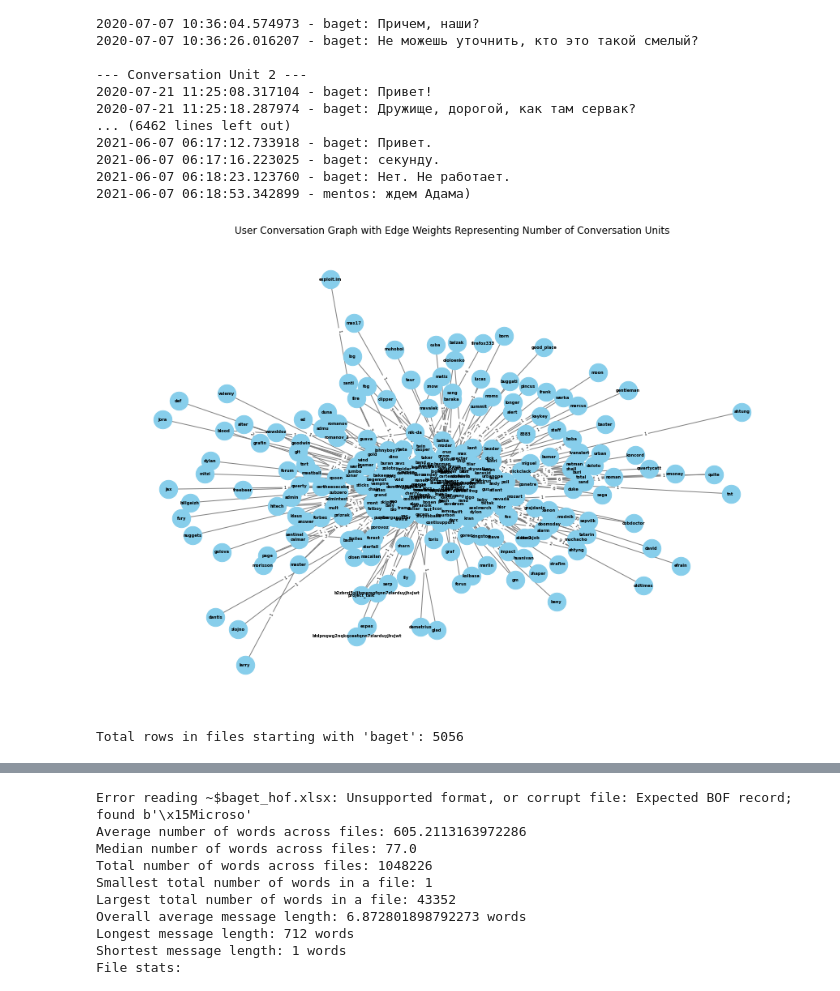
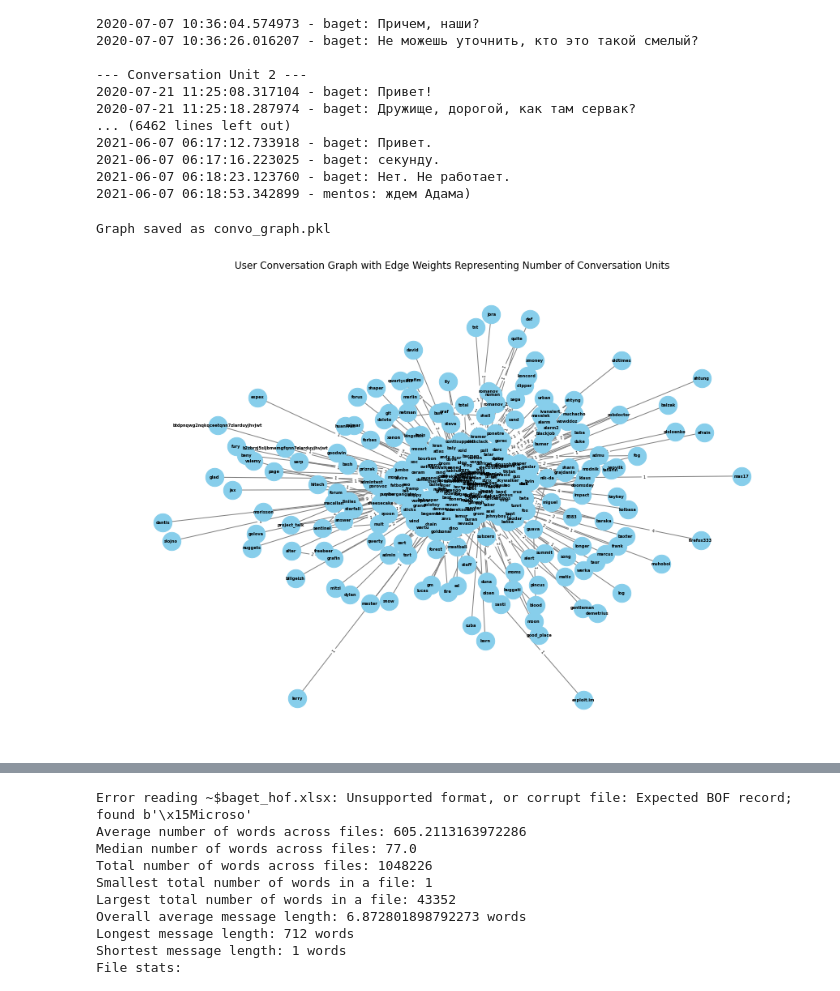
Before and after one commit to dalyapraz/conti_network, a Jupyter notebook: Prep and Files Analysis.ipynb, the cells around one changed output, grey strips where cells are left out. Cells and saved outputs as stored; diff of their text form; code cells hidden in the pictures.

Commit message:
building conversation units graph + cleaning some secrets

```diff
--- a/Prep and Files Analysis.ipynb
+++ b/Prep and Files Analysis.ipynb
@@ -379,37 +379,40 @@ Conversation between baget and green split into 17 units:
 # %%
 import networkx as nx
 import matplotlib.pyplot as plt
+from functions import save_graph, load_graph
 
 def build_conversation_graph(conversation_units):
     # Initialize an undirected graph
     G = nx.Graph()
 
     # Iterate over each user pair and their conversation units
     for (user_i, user_j), units in conversation_units.items():
         # If the edge between the two users exists, increment the weight and add unit info
         if G.has_edge(user_i, user_j):
             G[user_i][user_j]["weight"] += len(units)
             G[user_i][user_j]["units"].extend(units)
         else:
             # Add an edge with the initial weight and conversation units info
             G.add_edge(
                 user_i,
                 user_j,
                 weight=len(units),
                 units=units  # Store the conversation units as an edge attribute
             )
     return G
 
 # Build the graph from conversation units
 conversation_graph = build_conversation_graph(conversation_units)
+save_graph(conversation_graph, 'convo_graph.pkl')
 
 # Draw the graph with weights as labels
 plt.figure(figsize=(12, 8))
 pos = nx.spring_layout(conversation_graph)  # Layout for visualization
 nx.draw(conversation_graph, pos, with_labels=True, node_size=500, node_color="skyblue", font_size=5, font_weight="bold", edge_color="grey")
 edge_labels = nx.get_edge_attributes(conversation_graph, 'weight')
 nx.draw_networkx_edge_labels(conversation_graph, pos, edge_labels=edge_labels, font_size=5)
 plt.title("User Conversation Graph with Edge Weights Representing Number of Conversation Units")
 plt.show()
 # %% [output]
+Graph saved as convo_graph.pkl
-[figure, old version]
+[figure, new version]
@@ -478,44 +418,0 @@ for (user_i, user_j), units in conversation_units.items():
-# %%
-# baget number of messages analized
-import os
-import pandas as pd
-
-def count_rows_in_excel_files(directory_path, file_prefix):
-    """
-    Counts the total number of rows in Excel files within a specified directory
-    that start with a given prefix.
-
-    Parameters:
-    directory_path (str): The path to the directory containing the Excel files.
-    file_prefix (str): The prefix of the Excel files to be counted.
-
-    Returns:
-    int: The total number of rows across all specified Excel files.
-    """
-    total_rows = 0
-
-    # Check if the directory exists
-    if not os.path.exists(directory_path):
-        return "Directory not found"
-
-    # List all files in the directory
-    for file in os.listdir(directory_path):
-        # Check if the file starts with the specified prefix and is an Excel file
-        if file.startswith(file_prefix) and file.endswith(('.xlsx', '.xls')):
-            file_path = os.path.join(directory_path, file)
-            try:
-                # Read the Excel file and count the rows
-                df = pd.read_excel(file_path)
-                total_rows += len(df)
-            except Exception as e:
-                print(f"Error reading {file}: {e}")
-
-    return total_rows
-
-# Example usage
-directory_path = '/Users/dalyapraz/Library/CloudStorage/OneDrive-IndianaUniversity/Conti Org Structure and Behavior/Qualitative_Coding/excel_files'  # Replace with your directory path
-file_prefix = 'baget'  # The prefix of the files to look for
-rows_count = count_rows_in_excel_files(directory_path, file_prefix)
-print(f"Total rows in files starting with '{file_prefix}': {rows_count}")
-# %% [output]
-Total rows in files starting with 'baget': 5056
```
Also changed, not shown: parts of 5 cells of this notebook, 2 other files.
